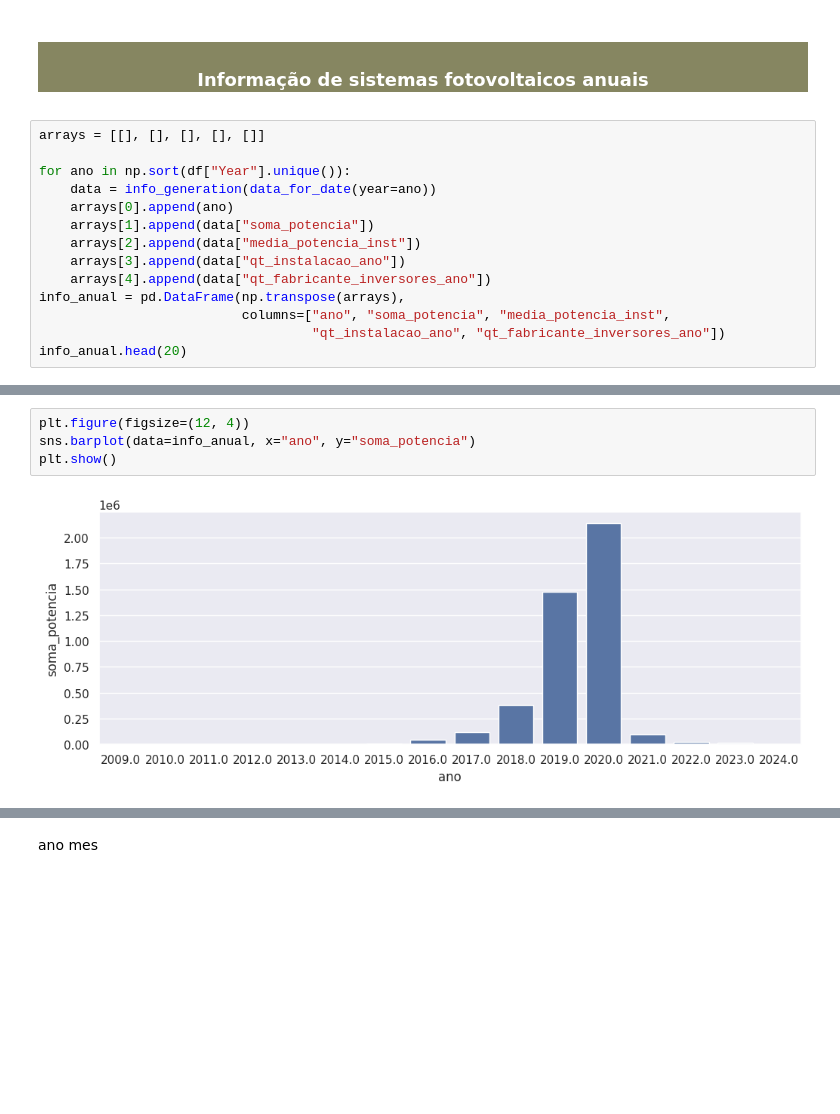
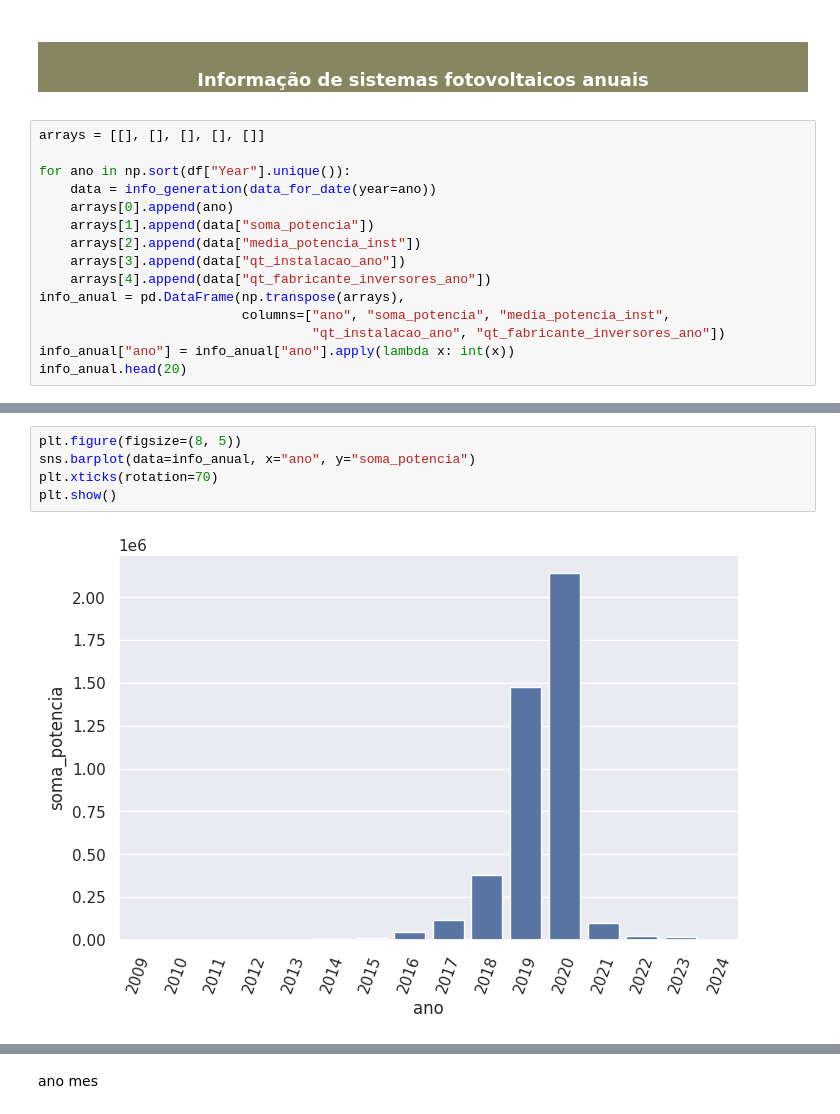
Before and after one commit to Oseiasdfarias/projeto_portifolio_data_science, a Jupyter notebook: geracao_distribuida_fotovoltaica.ipynb, the cells around one changed output, grey strips where cells are left out. Saved outputs shown, nothing was run; the diff lists cells and outputs as text; blank space fills up the shorter version.

```diff
--- a/geracao_distribuida_fotovoltaica.ipynb
+++ b/geracao_distribuida_fotovoltaica.ipynb
@@ -304,6 +304,7 @@ for ano in np.sort(df["Year"].unique()):
 info_anual = pd.DataFrame(np.transpose(arrays),
                           columns=["ano", "soma_potencia", "media_potencia_inst",
                                    "qt_instalacao_ano", "qt_fabricante_inversores_ano"])
+info_anual["ano"] = info_anual["ano"].apply(lambda x: int(x))
 info_anual.head(20)
 # %% [output]
 |  | ano | soma_potencia | media_potencia_inst | qt_instalacao_ano | qt_fabricante_inversores_ano |
@@ -326,7 +327,8 @@ info_anual.head(20)
 # %%
-plt.figure(figsize=(12, 4))
+plt.figure(figsize=(8, 5))
 sns.barplot(data=info_anual, x="ano", y="soma_potencia")
+plt.xticks(rotation=70)
 plt.show()
 # %% [output]
-[figure, old version]
+[figure, new version]
 # %%
```
Also changed, not shown: parts of 14 cells of this notebook.
